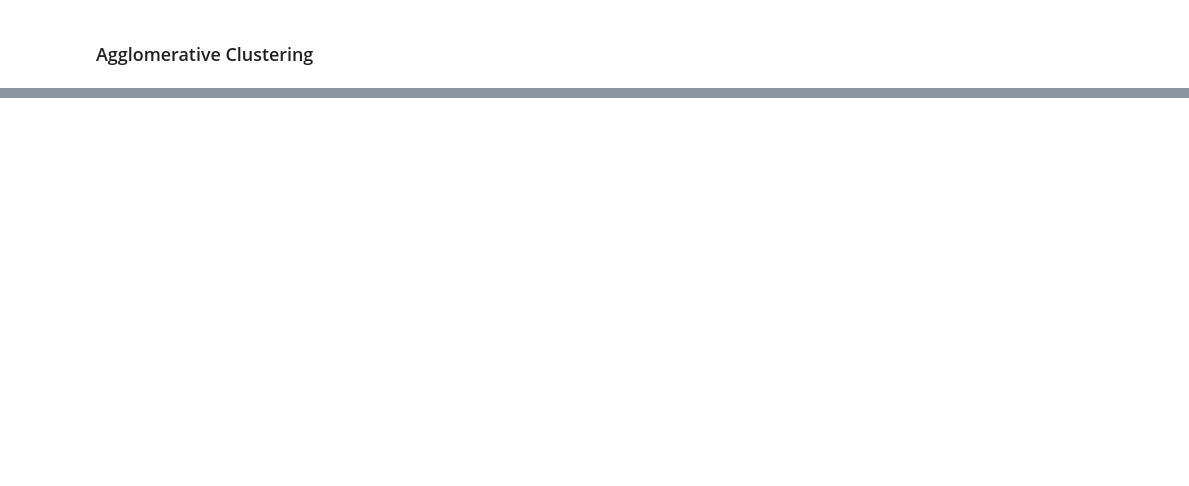
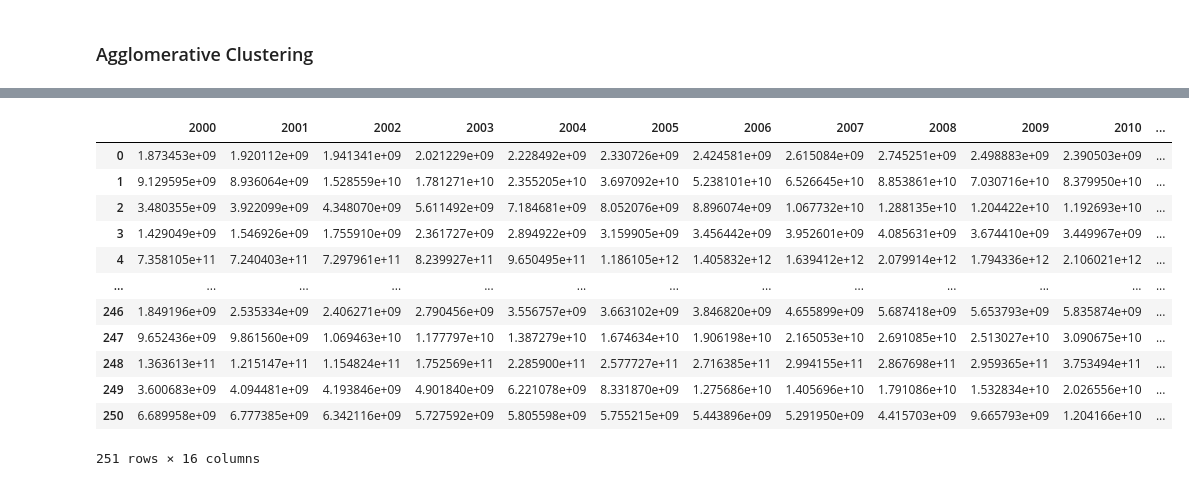
Before and after one commit to thilankam/MalariaAnalysis, a Jupyter notebook: Notebooks/Clustering countries.ipynb, the cells around one changed output, grey strips where cells are left out. Cells and saved outputs as stored; diff of their text form; code cells hidden in the pictures; blank space fills up the shorter version.

```diff
--- a/Notebooks/Clustering countries.ipynb
+++ b/Notebooks/Clustering countries.ipynb
@@ -135,0 +180,17 @@ fig.show()
+# %%
+gdp_data_copy = gdp_normalized.copy()
+
+kmeans = KMeans(3)
+kmeans.fit(gdp_data_copy.iloc[:, :-3])
+gdp_data_copy['Cluster'] = kmeans.labels_
+gdp_data_copy['Cluster'] = gdp_data_copy['Cluster'].astype('category')
+
+
+fig = px.scatter_geo(gdp_data_copy,
+                     lat = 'Latitude',
+                     lon = 'Longitude',
+                     color = "Cluster",
+                     text = 'Country',
+                     projection = "natural earth",
+                     title = 'Countries clustered by the number of Malaria Deaths<br>from 2000 to 2012')
+fig.show()
@@ -135,0 +199,16 @@ fig.show()
+# %%
+gdp_data_copy.iloc[:, 2:]
+# %% [output]
+|  | 2000 | 2001 | 2002 | 2003 | 2004 | 2005 | 2006 | 2007 | 2008 | 2009 | 2010 | ... |
+| 0 | 1.873453e+09 | 1.920112e+09 | 1.941341e+09 | 2.021229e+09 | 2.228492e+09 | 2.330726e+09 | 2.424581e+09 | 2.615084e+09 | 2.745251e+09 | 2.498883e+09 | 2.390503e+09 | ... |
+| 1 | 9.129595e+09 | 8.936064e+09 | 1.528559e+10 | 1.781271e+10 | 2.355205e+10 | 3.697092e+10 | 5.238101e+10 | 6.526645e+10 | 8.853861e+10 | 7.030716e+10 | 8.379950e+10 | ... |
+| 2 | 3.480355e+09 | 3.922099e+09 | 4.348070e+09 | 5.611492e+09 | 7.184681e+09 | 8.052076e+09 | 8.896074e+09 | 1.067732e+10 | 1.288135e+10 | 1.204422e+10 | 1.192693e+10 | ... |
+| 3 | 1.429049e+09 | 1.546926e+09 | 1.755910e+09 | 2.361727e+09 | 2.894922e+09 | 3.159905e+09 | 3.456442e+09 | 3.952601e+09 | 4.085631e+09 | 3.674410e+09 | 3.449967e+09 | ... |
+| 4 | 7.358105e+11 | 7.240403e+11 | 7.297961e+11 | 8.239927e+11 | 9.650495e+11 | 1.186105e+12 | 1.405832e+12 | 1.639412e+12 | 2.079914e+12 | 1.794336e+12 | 2.106021e+12 | ... |
+| ... | ... | ... | ... | ... | ... | ... | ... | ... | ... | ... | ... | ... |
+| 246 | 1.849196e+09 | 2.535334e+09 | 2.406271e+09 | 2.790456e+09 | 3.556757e+09 | 3.663102e+09 | 3.846820e+09 | 4.655899e+09 | 5.687418e+09 | 5.653793e+09 | 5.835874e+09 | ... |
+| 247 | 9.652436e+09 | 9.861560e+09 | 1.069463e+10 | 1.177797e+10 | 1.387279e+10 | 1.674634e+10 | 1.906198e+10 | 2.165053e+10 | 2.691085e+10 | 2.513027e+10 | 3.090675e+10 | ... |
+| 248 | 1.363613e+11 | 1.215147e+11 | 1.154824e+11 | 1.752569e+11 | 2.285900e+11 | 2.577727e+11 | 2.716385e+11 | 2.994155e+11 | 2.867698e+11 | 2.959365e+11 | 3.753494e+11 | ... |
+| 249 | 3.600683e+09 | 4.094481e+09 | 4.193846e+09 | 4.901840e+09 | 6.221078e+09 | 8.331870e+09 | 1.275686e+10 | 1.405696e+10 | 1.791086e+10 | 1.532834e+10 | 2.026556e+10 | ... |
+| 250 | 6.689958e+09 | 6.777385e+09 | 6.342116e+09 | 5.727592e+09 | 5.805598e+09 | 5.755215e+09 | 5.443896e+09 | 5.291950e+09 | 4.415703e+09 | 9.665793e+09 | 1.204166e+10 | ... |
+251 rows × 16 columns
```
Also changed, not shown: parts of 8 cells of this notebook, 1 other file.
